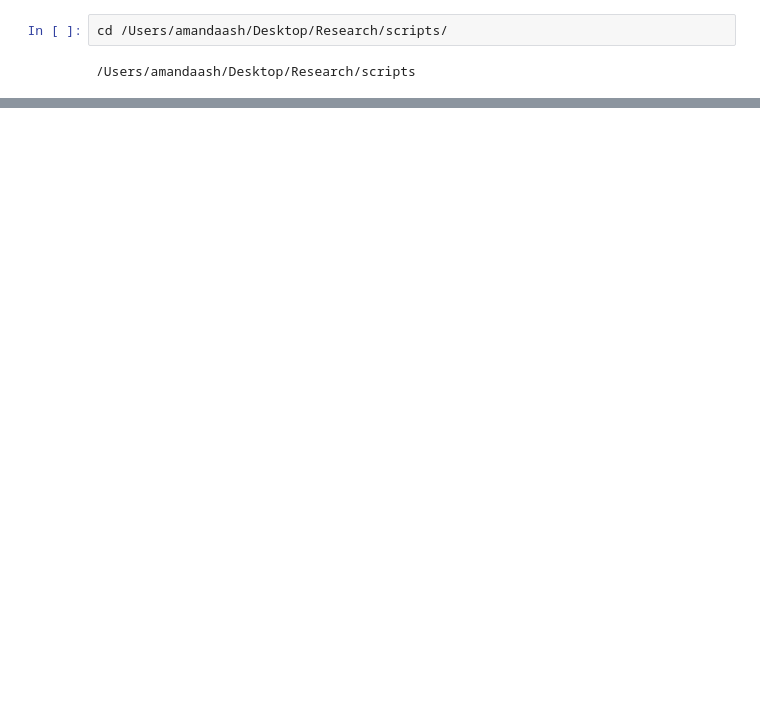
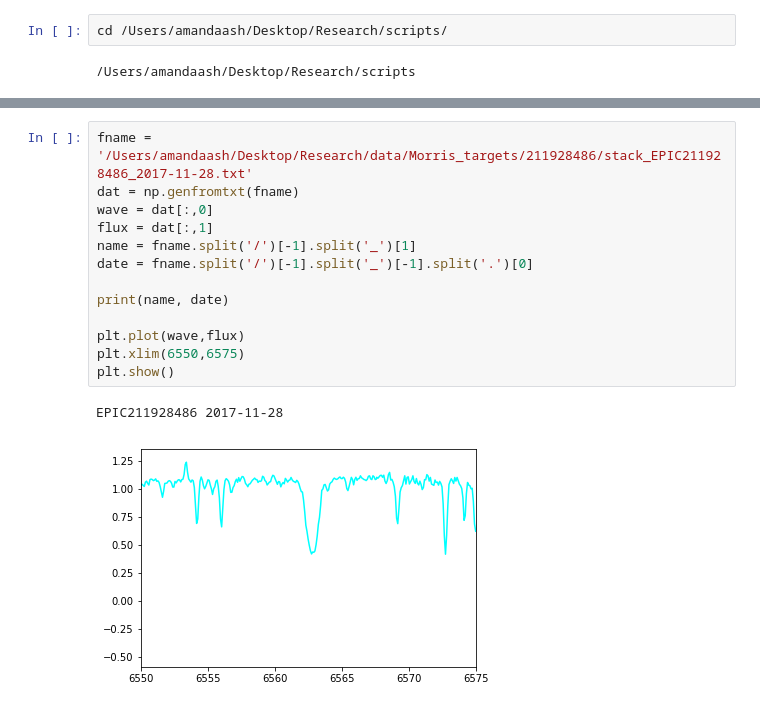
Before and after one commit to aash7871/spectral_measurements, a Jupyter notebook: EW.ipynb, the cells around one changed output, grey strips where cells are left out. Drawn from its saved outputs; the diff is of its cells as text; blank space fills up the shorter version.

```diff
--- a/EW.ipynb
+++ b/EW.ipynb
@@ -27 +38,17 @@ import pyspeckit as p
+# %%
+fname = '/Users/amandaash/Desktop/Research/data/Morris_targets/211928486/stack_EPIC211928486_2017-11-28.txt'
+dat = np.genfromtxt(fname)
+wave = dat[:,0]
+flux = dat[:,1]
+name = fname.split('/')[-1].split('_')[1]
+date = fname.split('/')[-1].split('_')[-1].split('.')[0]
+
+print(name, date)
+
+plt.plot(wave,flux)
+plt.xlim(6550,6575)
+plt.show()
+# %% [output]
+EPIC211928486 2017-11-28
+[figure, added]
 # %%
```
Also changed, not shown: parts of 21 cells of this notebook.
